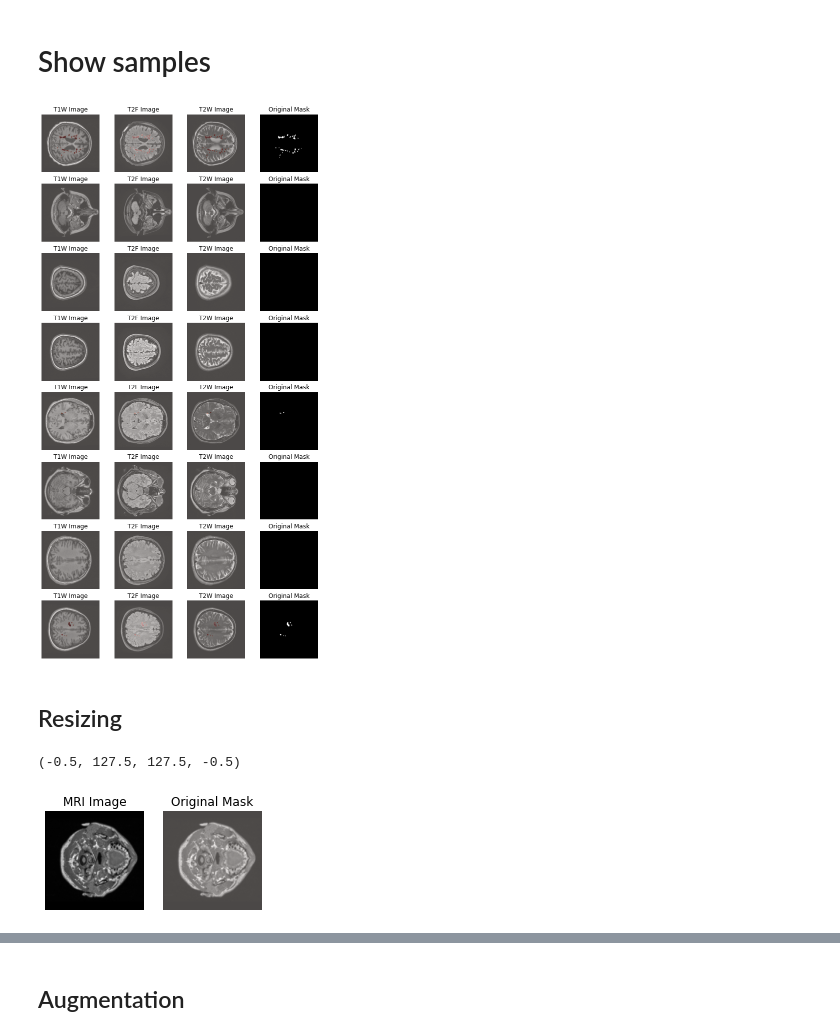
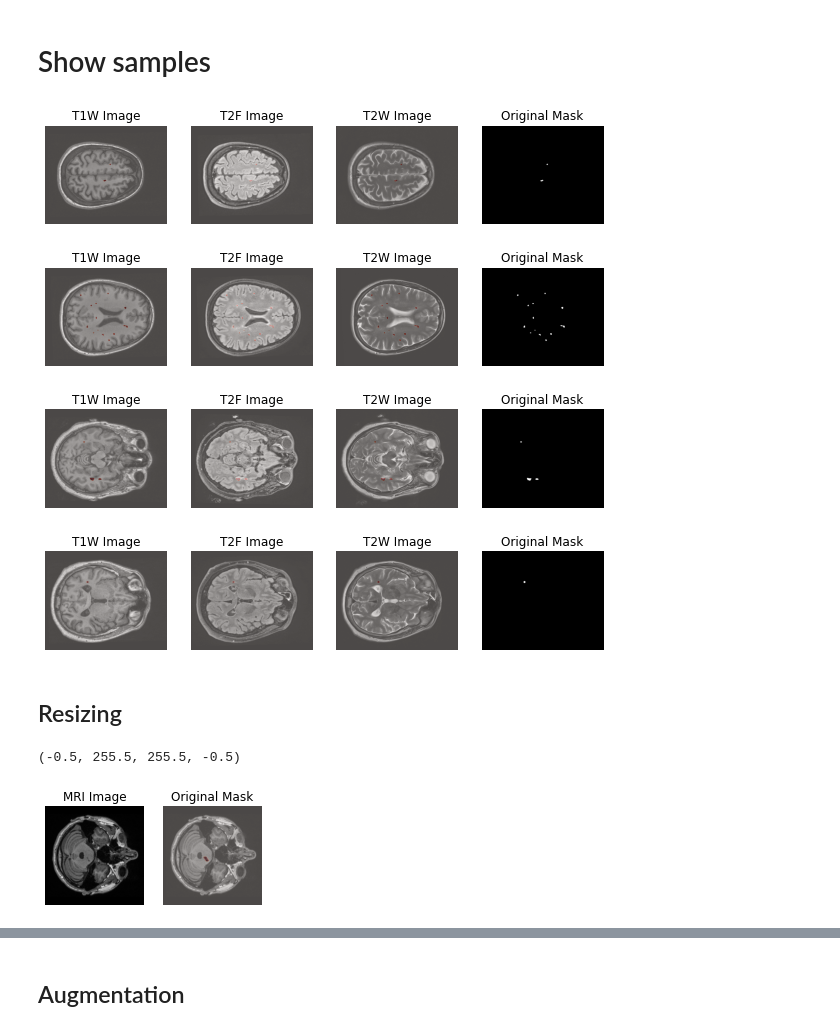
Before and after one commit to CM-Kim/unet_research, a Jupyter notebook: 03_unet_train.ipynb, the cells around one changed output, grey strips where cells are left out. Cells and saved outputs as stored; diff of their text form; code cells hidden in the pictures.

```diff
--- a/03_unet_train.ipynb
+++ b/03_unet_train.ipynb
@@ -19,33 +19,31 @@ masks = np.load(os.path.join(NPY_PATH,'Mask_images.npy')) / 255
 # %% [markdown]
 # Show samples
 # %%
-plt.figure(figsize=(10,20))
-i=1;total=8
+plt.figure(figsize=(10,10))
+i=1;total=4
 temp = np.ones_like( t1w_images[0] )
 
 for idx in np.random.randint(0,high=t1w_images.shape[0],size=total):
     plt.subplot(total,4,i);i+=1
     plt.imshow(t1w_images[idx], cmap='gray' )
     plt.imshow(masks[idx], alpha=0.3,cmap='Reds')
     plt.title("T1W Image");plt.axis('off')
 
     plt.subplot(total,4,i);i+=1
     plt.imshow(t2f_images[idx], cmap='gray' )
     plt.imshow(masks[idx], alpha=0.3,cmap='Reds')
     plt.title("T2F Image");plt.axis('off')
 
     plt.subplot(total,4,i);i+=1
     plt.imshow(t2w_images[idx], cmap='gray' )
     plt.imshow(masks[idx], alpha=0.3,cmap='Reds')
     plt.title("T2W Image");plt.axis('off')
 
     plt.subplot(total,4,i);i+=1
     plt.imshow(masks[idx], cmap='gray' )
     plt.title("Original Mask");plt.axis('off')
-
-    plt.savefig(f'fig{int(idx)}.png', dpi=500)
 # %% [output]
-[figure, old version]
+[figure, new version]
 # %% [markdown]
 ## Resizing
 # %%
@@ -70,8 +70,9 @@ def upsample(img):
 # %%
-t1w_images = np.array([ downsample(image) for image in t1w_images ])
-t2f_images = np.array([ downsample(image) for image in t2f_images ])
-t2w_images = np.array([ downsample(image) for image in t2w_images ])
-masks = (np.array([ downsample(mask) for mask in masks ])>0)*1
+if HAS_RESIZING:
+    t1w_images = np.array([ downsample(image) for image in t1w_images ])
+    t2f_images = np.array([ downsample(image) for image in t2f_images ])
+    t2w_images = np.array([ downsample(image) for image in t2w_images ])
+    masks = (np.array([ downsample(mask) for mask in masks ])>0)*1
 
 i = 1
 plt.subplot(1,3,i);i+=1
@@ -83,8 +84,8 @@ plt.imshow( np.squeeze(t1w_images[0],axis=-1), cmap='gray' )
 plt.imshow( np.squeeze(masks[0],axis=-1), alpha=0.3, cmap='Reds' )
 plt.title("Original Mask");plt.axis('off')
 # %% [output]
-(-0.5, 127.5, 127.5, -0.5)
+(-0.5, 255.5, 255.5, -0.5)
-[figure, old version]
+[figure, new version]
 # %%
 from sklearn.model_selection import train_test_split
 import gc
```
Also changed, not shown: parts of 6 cells of this notebook.
